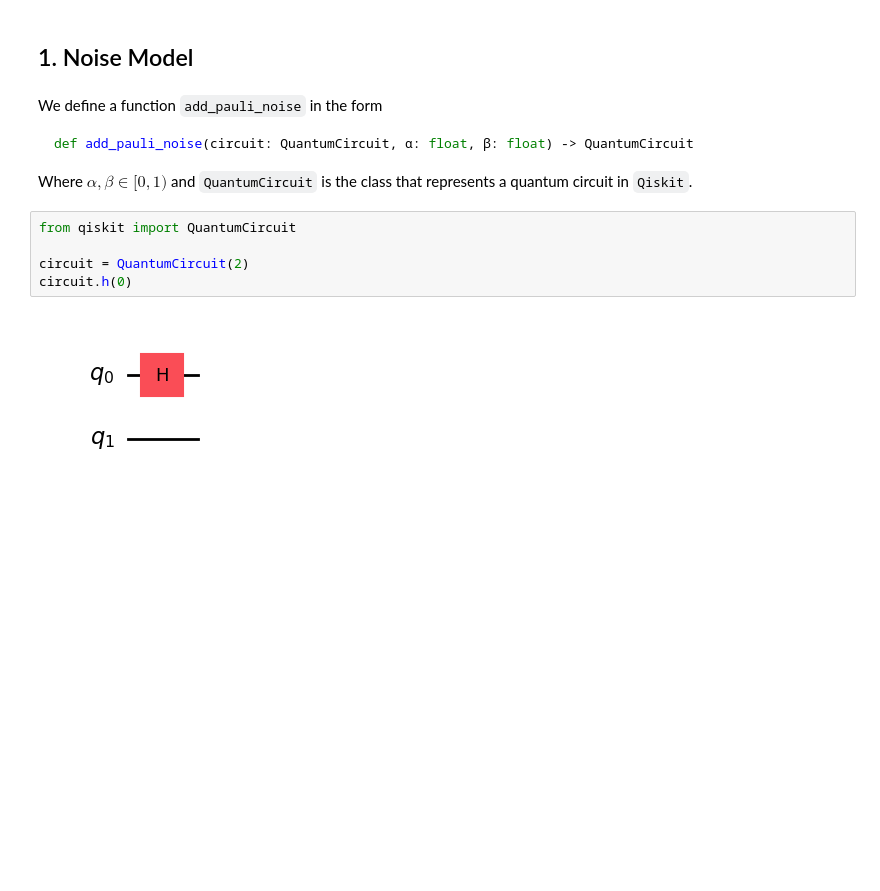
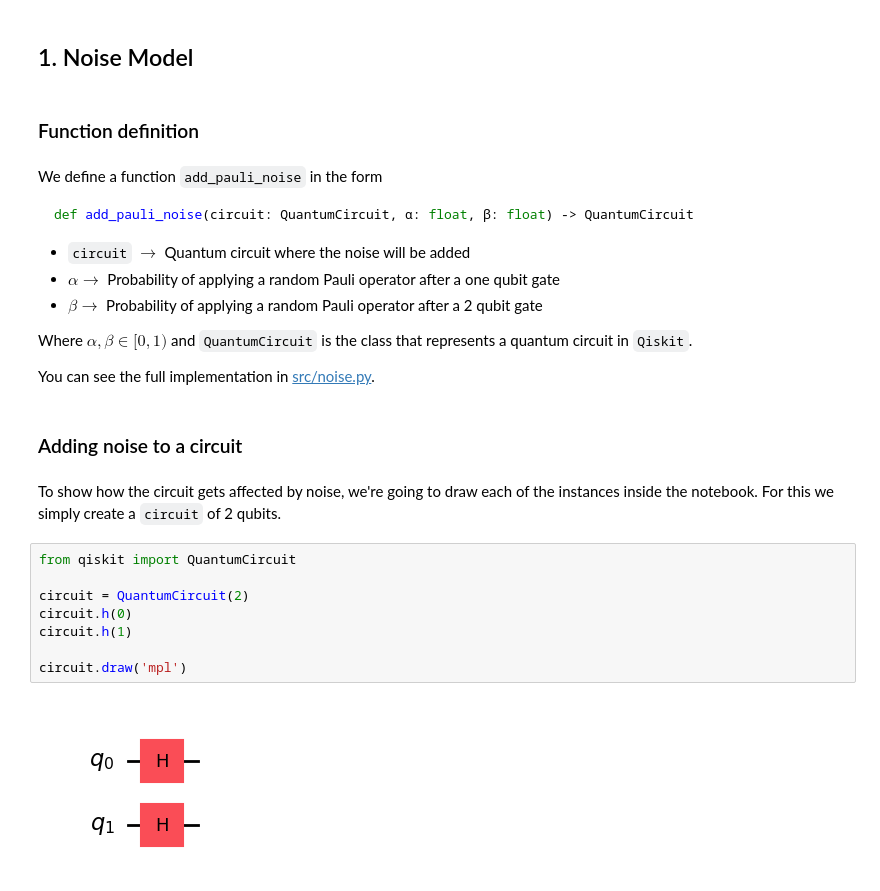
Before and after one commit to joanca/qosf-noise, a Jupyter notebook: noise.ipynb, the cells around one changed output. Cells and saved outputs as stored; diff of their text form; blank space fills up the shorter version.

````diff
--- a/noise.ipynb
+++ b/noise.ipynb
@@ -7,17 +14,32 @@ You can find all the code in the folder `src`, each `.py` file contains some spe
 # %% [markdown]
 ## 1. Noise Model
+# %% [markdown]
+### Function definition
 # %% [markdown]
 We define a function `add_pauli_noise` in the form
 
 ```Python
 def add_pauli_noise(circuit: QuantumCircuit, α: float, β: float) -> QuantumCircuit
 ```
+- `circuit` $\rightarrow$ Quantum circuit where the noise will be added
+- $\alpha \rightarrow$ Probability of applying a random Pauli operator after a one qubit gate
+- $\beta \rightarrow$ Probability of applying a random Pauli operator after a 2 qubit gate
+
 
 Where $\alpha, \beta \in [0,1)$ and `QuantumCircuit` is the class that represents a quantum circuit in `Qiskit`.
+
+You can see the full implementation in [src/noise.py](src/noise.py).
-# %%
-from qiskit import QuantumCircuit
-
-circuit = QuantumCircuit(2)
-circuit.h(0)
-# %% [output]
-[figure, removed]
+# %% [markdown]
+### Adding noise to a circuit
+# %% [markdown]
+To show how the circuit gets affected by noise, we're going to draw each of the instances inside the notebook. For this we simply create a `circuit` of 2 qubits.
+# %%
+from qiskit import QuantumCircuit
+
+circuit = QuantumCircuit(2)
+circuit.h(0)
+circuit.h(1)
+
+circuit.draw('mpl')
+# %% [output]
+[figure, added]
````
Also changed, not shown: parts of 22 cells of this notebook, 2 other files.
